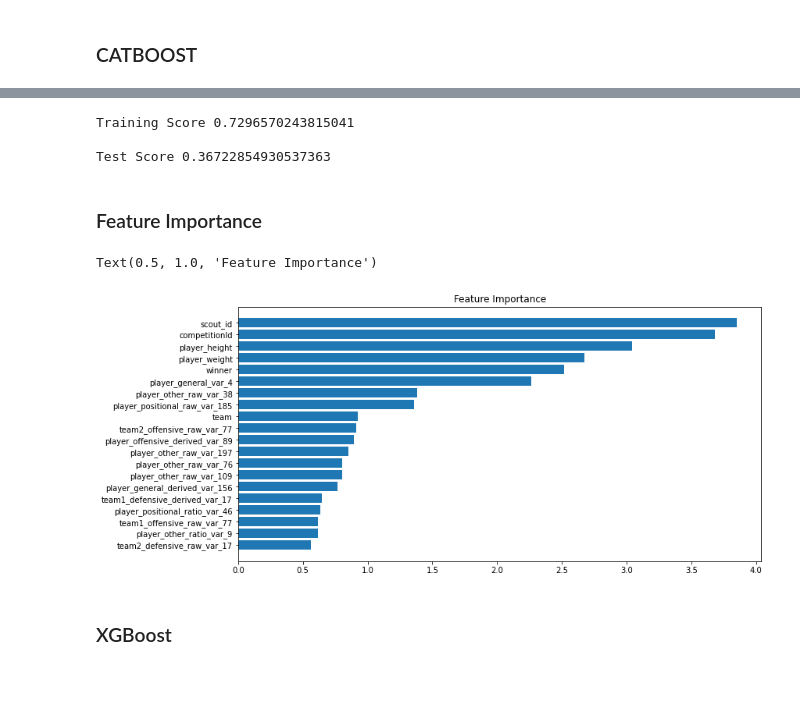
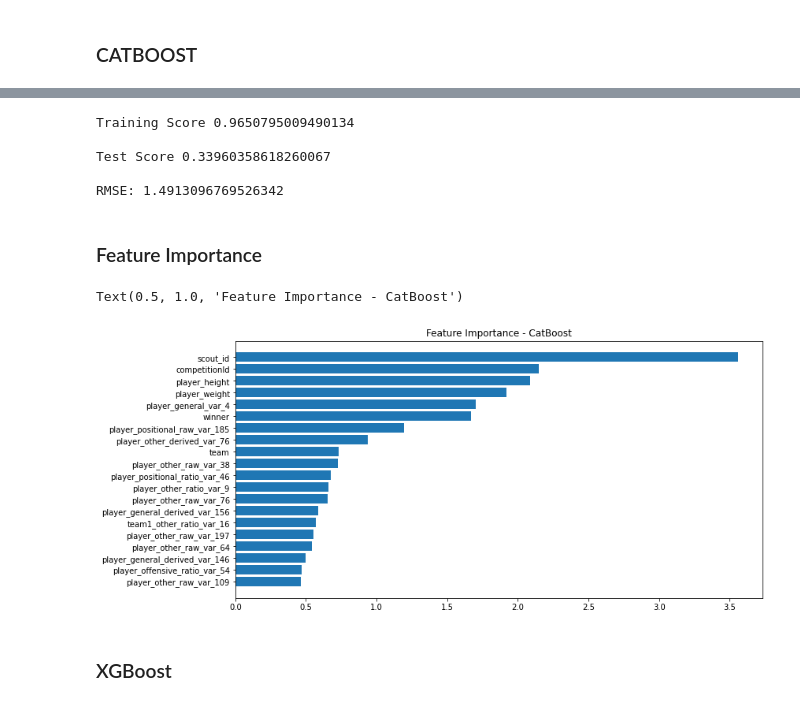
Before and after one commit to adityavsarkar19/Player-Performance-Prediction-, a Jupyter notebook: Performance_Rating_Prediction.ipynb, the cells around one changed output, grey strips where cells are left out. Saved outputs shown, nothing was run; the diff lists cells and outputs as text; code cells hidden in the pictures.

```diff
--- a/Performance_Rating_Prediction.ipynb
+++ b/Performance_Rating_Prediction.ipynb
@@ -162,8 +162,8 @@ for column in combo.select_dtypes('float64').columns.to_list():
 # Replace winner,draw, loser with 1,0,-1 in winner column
 # Replace team1 with 1 and team2 with zero in team column.
 
-#combo['team'] = np.where(combo['team']!= 'team1', 1, 0)
-#combo['winner'] = np.where(combo['winner']== 'winner', 1, np.where(combo['winner']== 'loser', -1,0 ))
+combo['team'] = np.where(combo['team']!= 'team1', 1, 0)
+combo['winner'] = np.where(combo['winner']== 'winner', 1, np.where(combo['winner']== 'loser', -1,0 ))
 # %% [markdown]
 ### Quantile Tranformations to Handle Skewed Distributions in the Dataset
 ### We are converting the skewed distribution to a normal distribution
@@ -357,10 +357,12 @@ Requirement already satisfied: cycler>=0.10 in /usr/local/lib/python3.7/dist-pac
 Requirement already satisfied: typing-extensions in /usr/local/lib/python3.7/dist-packages (from kiwisolver>=1.0.1->matplotlib->catboost) (4.1.1)
 Requirement already satisfied: tenacity>=6.2.0 in /usr/local/lib/python3.7/dist-packages (from plotly->catboost) (8.0.1)
 # %%
-from catboost import CatBoostRegressor
+from catboost import CatBoostRegressor #Reference: https://towardsdatascience.com/catboost-regression-in-6-minutes-3487f3e5b329
 from sklearn.metrics import r2_score
-
-cbr = CatBoostRegressor(verbose = False , eval_metric = 'R2',cat_features=category_attribs)
+from sklearn.metrics import mean_squared_error
+#With Categorical Features
+#cbr = CatBoostRegressor(verbose = False , eval_metric = 'R2', iterations= 1000, learning_rate= 0.3)
+cbr = CatBoostRegressor(verbose = False , eval_metric = 'R2', cat_features=category_attribs)
 cbr.fit(x_train,y_train)
 
 preds_valid = cbr.predict(x_test)
@@ -368,23 +370,26 @@ preds_valid = cbr.predict(x_test)
 print('Training Score',r2_score(y_train,cbr.predict(x_train)))
 print()
 print('Test Score',r2_score(y_test,cbr.predict(x_test)))
-
+print()
+print('RMSE:',np.sqrt(mean_squared_error(y_test, preds_valid)))
 feature_importance = cbr.feature_importances_
 sorted_idx = np.argsort(feature_importance)[-20:]
 # %% [output]
-Training Score 0.7296570243815041
+Training Score 0.9650795009490134
 
-Test Score 0.36722854930537363
+Test Score 0.33960358618260067
+
+RMSE: 1.4913096769526342
 # %% [markdown]
 ### Feature Importance
 # %%
 import matplotlib.pyplot as plt
 fig = plt.figure(figsize=(12, 6))
 plt.barh(range(len(sorted_idx)), feature_importance[sorted_idx], align='center')
 plt.yticks(range(len(sorted_idx)), np.array(x_test.columns)[sorted_idx])
-plt.title('Feature Importance')
+plt.title('Feature Importance - CatBoost')
 # %% [output]
-Text(0.5, 1.0, 'Feature Importance')
+Text(0.5, 1.0, 'Feature Importance - CatBoost')
-[figure, old version]
+[figure, new version]
 # %% [markdown]
 ### XGBoost
```
Also changed, not shown: parts of 16 cells of this notebook.
